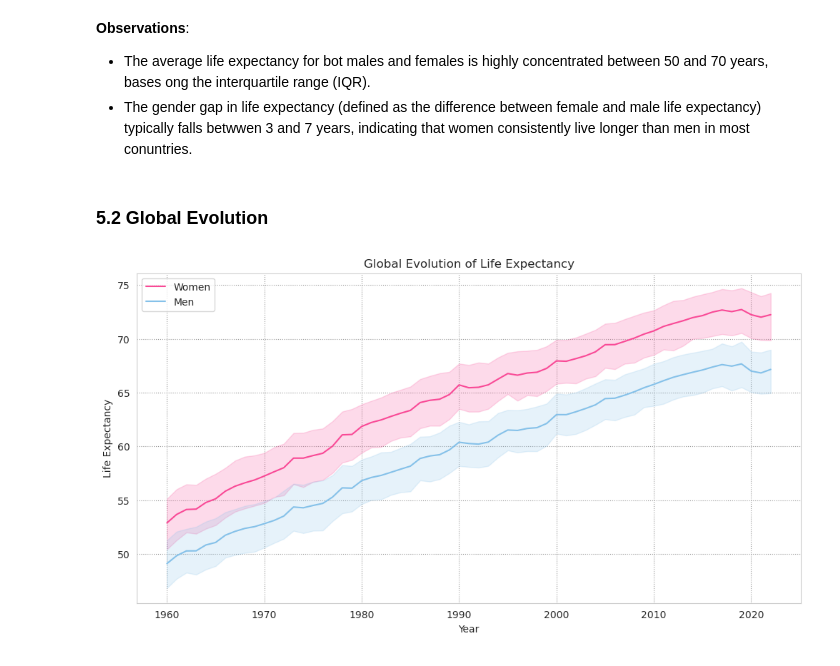
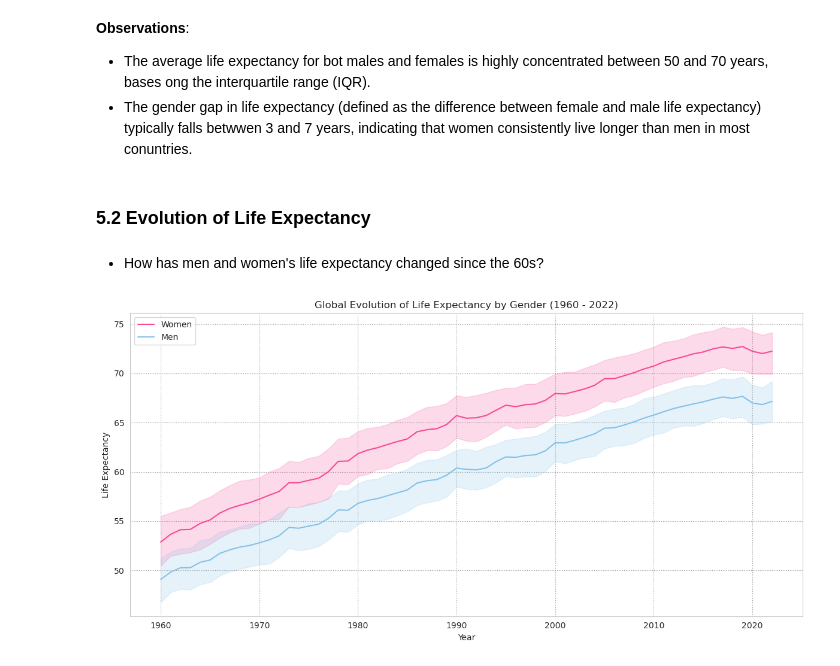
Before and after one commit to pahoalapizco/data_projects, a Jupyter notebook: notebooks/2.0-data_projects-analysis-life_expectancy_analysis.ipynb, the cells around one changed output. Saved outputs shown, nothing was run; the diff lists cells and outputs as text; code cells hidden in the pictures.

```diff
--- a/notebooks/2.0-data_projects-analysis-life_expectancy_analysis.ipynb
+++ b/notebooks/2.0-data_projects-analysis-life_expectancy_analysis.ipynb
@@ -234,6 +234,7 @@ df.describe().T.iloc[::, 1::]
 # %%
 # Visualization's config
 sns.set_style(style="whitegrid", rc={"grid.color": ".6", "grid.linestyle": ":"})
+sns.set_palette(palette="pastel")
 gender_colors = {
 	"Women": "#f94996", # "lightpink",
 	"Men": "#85c1e9" # "lightblue"
@@ -279,14 +279,17 @@ Gender gap range: (3.29, 6.39)
 - The average life expectancy for bot males and females is highly concentrated between 50 and 70 years, bases ong the interquartile range (IQR).
 - The gender gap in life expectancy (defined as the difference between female and male life expectancy) typically falls betwwen 3 and 7 years, indicating that women consistently live longer than men in most conuntries.
 # %% [markdown]
-### 5.2 Global Evolution
+### 5.2 Evolution of Life Expectancy
+# %% [markdown]
+- How has men and women's life expectancy changed since the 60s?
 # %%
 plt.figure(figsize=(12,6))
 sns.lineplot(data=df, x="year", y="life_expectancy_women", label="Women", color=gender_colors["Women"])
 sns.lineplot(data=df, x="year",y="life_expectancy_men", label="Men", color=gender_colors["Men"])
-plt.title("Global Evolution of Life Expectancy")
+plt.title("Global Evolution of Life Expectancy by Gender (1960 - 2022)")
 plt.ylabel("Life Expectancy")
 plt.xlabel("Year")
-plt.legend();
+plt.legend()
+plt.tight_layout();
 # %% [output]
-[figure, old version]
+[figure, new version]
```
Also changed, not shown: parts of 11 cells of this notebook.
